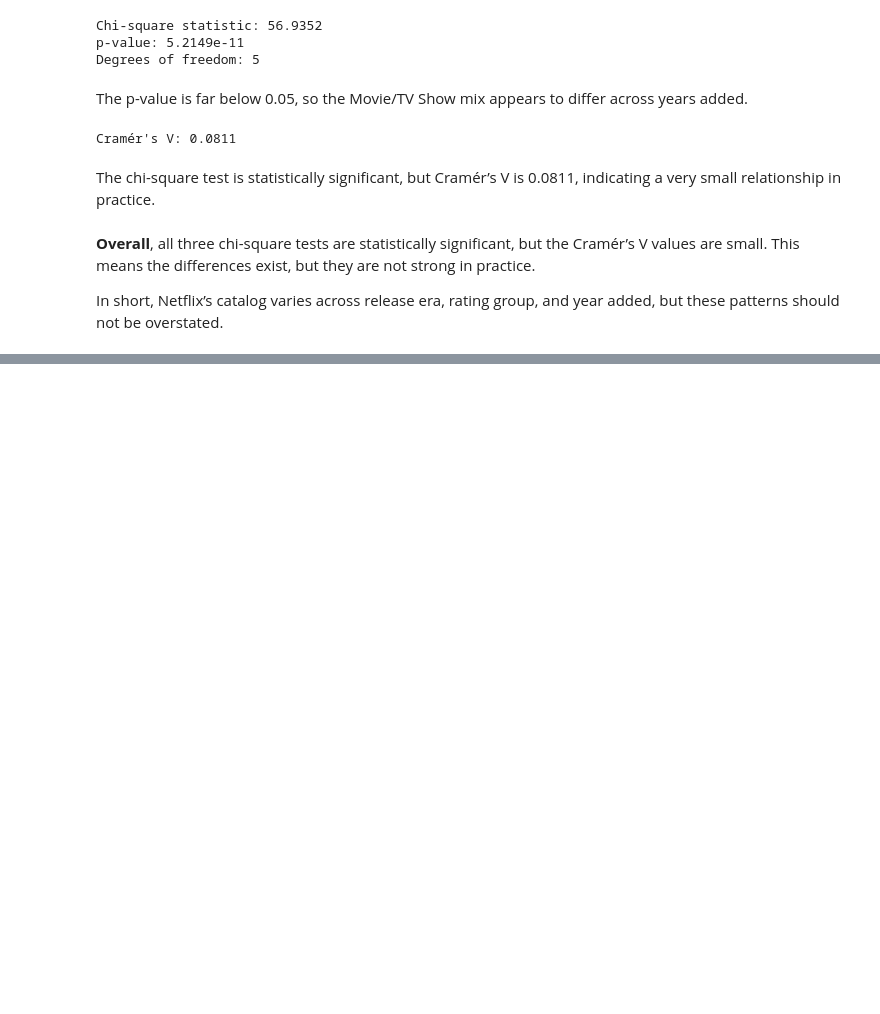
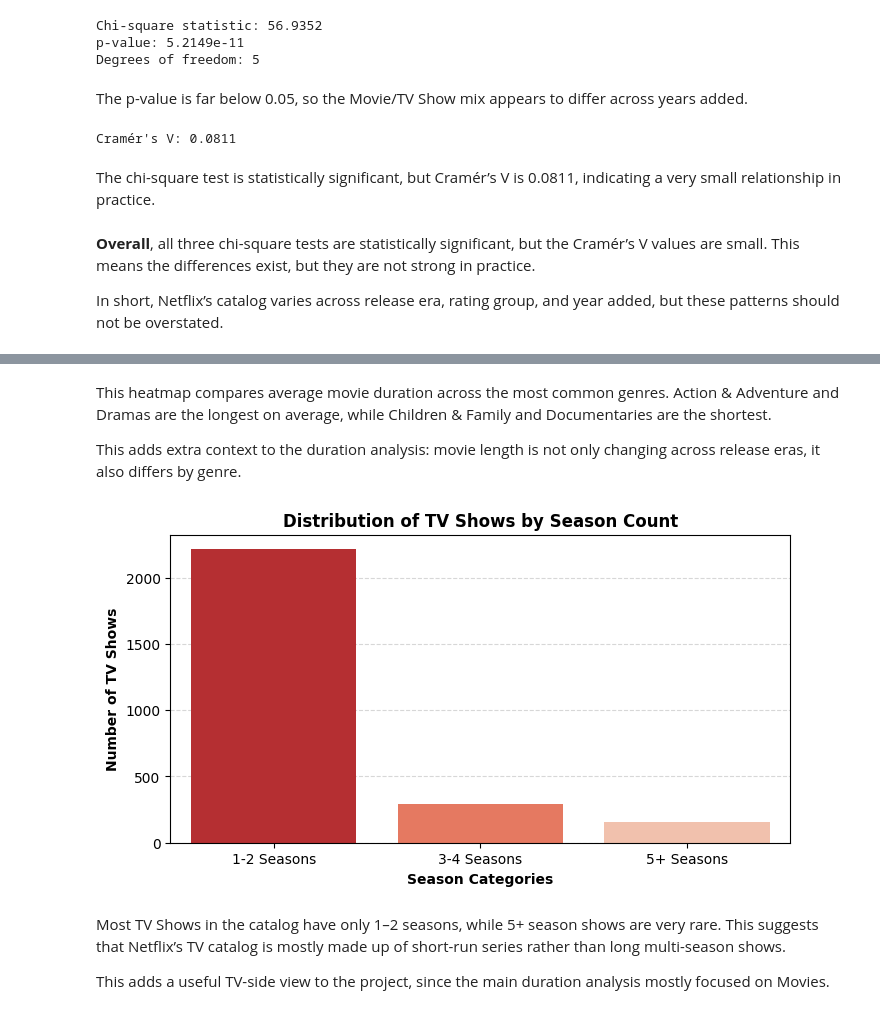
Before and after one commit to berkaygirgin/netflix-content-evolution-analysis, a Jupyter notebook: notebooks/netflix_content_evolution_analysis.ipynb, the cells around one changed output, grey strips where cells are left out. Saved outputs shown, nothing was run; the diff lists cells and outputs as text; code cells hidden in the pictures; blank space fills up the shorter version.

```diff
--- a/notebooks/netflix_content_evolution_analysis.ipynb
+++ b/notebooks/netflix_content_evolution_analysis.ipynb
@@ -524,0 +573,26 @@ In short, Netflix’s catalog varies across release era, rating group, and year
+# %% [markdown]
+This heatmap compares average movie duration across the most common genres. Action & Adventure and Dramas are the longest on average, while Children & Family and Documentaries are the shortest.
+
+This adds extra context to the duration analysis: movie length is not only changing across release eras, it also differs by genre.
+# %%
+labels = ["1-2 Seasons", "3-4 Seasons", "5+ Seasons"]
+bins = [0, 2, 4, float("inf")]
+
+tv_shows = df[df["type"] == "TV Show"].copy()
+tv_shows["duration_category"] = pd.cut(tv_shows["duration"], labels=labels, bins=bins, right=True)
+tv_show_duration_category = tv_shows["duration_category"].value_counts().reset_index()
+
+plt.figure(figsize=(8, 4))
+sns.barplot(data=tv_show_duration_category, x="duration_category", y="count", hue="duration_category", palette="Reds_r",
+            legend=False, dodge=False, zorder=2)
+plt.title("Distribution of TV Shows by Season Count", fontsize=12, fontweight="bold")
+plt.xlabel("Season Categories", fontsize=10, fontweight="bold")
+plt.ylabel("Number of TV Shows", fontsize=10, fontweight="bold")
+plt.grid(axis="y", linestyle="--", alpha=0.5, zorder=1)
+plt.show()
+# %% [output]
+[figure, added]
+# %% [markdown]
+Most TV Shows in the catalog have only 1–2 seasons, while 5+ season shows are very rare. This suggests that Netflix’s TV catalog is mostly made up of short-run series rather than long multi-season shows.
+
+This adds a useful TV-side view to the project, since the main duration analysis mostly focused on Movies.
```
Also changed, not shown: parts of 4 cells of this notebook.
